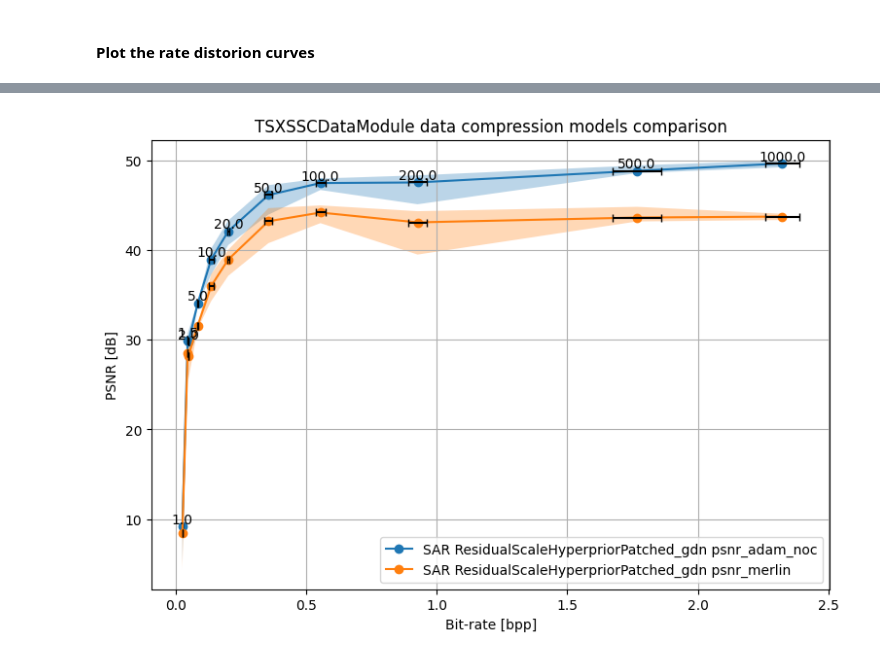
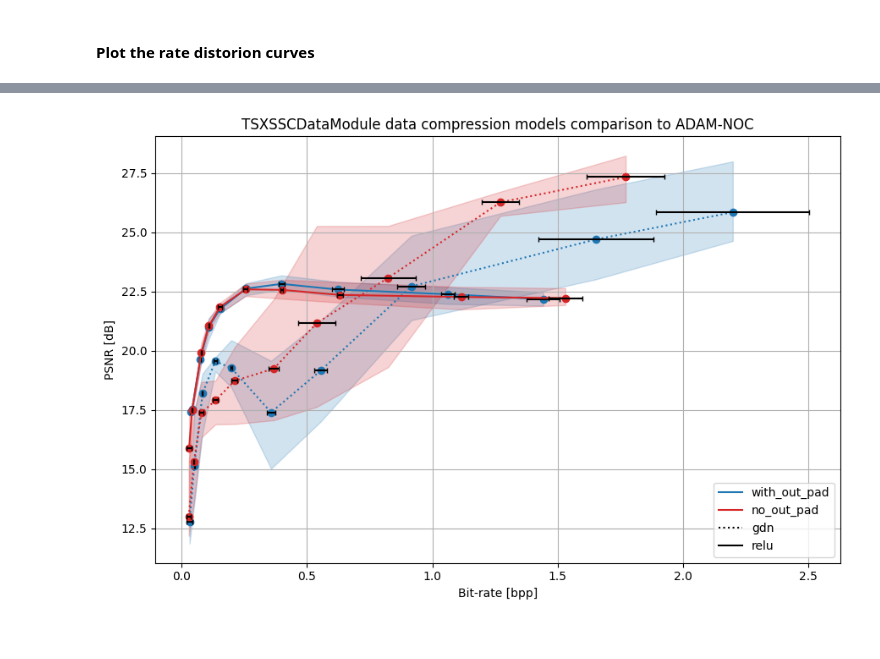
Before and after one commit to CedricLeon/SAR_DDC_FPGA, a Jupyter notebook: notebooks/RD-curve_plots.ipynb, the cells around one changed output, grey strips where cells are left out. Saved outputs shown, nothing was run; the diff lists cells and outputs as text; code cells hidden in the pictures.

Commit message:
feat(results): Updated RD-Curve for new training schedule and removed deprecated plots

```diff
--- a/notebooks/RD-curve_plots.ipynb
+++ b/notebooks/RD-curve_plots.ipynb
@@ -209,6 +257,8 @@ Dataset: TSXSSCDataModule
 # %% [markdown]
 #### Group and statistics
 # %%
+verbose = False
+
 # --- List of specific metrics to track for each model ---
 metrics_of_interest = ["test/bpp"]
 for metric in ["psnr", "ssim", "ms_ssim"]:  # "mse"
@@ -220,6 +270,7 @@ metrics_to_track = []
 for metric in metrics_of_interest:
     for stat in statistics_of_interest:
         metrics_to_track.append(f"{metric} {stat}")
+print(f"Number of metrics to track: {len(metrics_to_track)}")
 
 model_statistics = {}
 # --- For each dataset ---
@@ -227,7 +278,12 @@ for data_name, df_data in runs_df.groupby("data_name"):
     # Append the list of metrics to track to the dictionanry
     model_statistics[data_name] = {}
     # --- For each model ---
-    for (model_name, out_pad), df_model in df_data.groupby(["model_name", "out_pad"]):
+    for (model_name, no_output_padding), df_model in df_data.groupby(
+        ["model_name", "no_output_padding"]
+    ):
+        print(
+            f"Processing dataset {data_name}, model {model_name} (no_output_padding={no_output_padding})..."
+        )
         # Create an empty dataframe that will contain a column for each metric (test/psnr, test/bpp) and a row for each lmbda value
         lmbda_values = df_model["lmbda"].unique()
         stats_dataframe = pd.DataFrame(index=lmbda_values, columns=metrics_to_track)
@@ -249,7 +305,6 @@ for data_name, df_data in runs_df.groupby("data_name"):
         if verbose:  # and model_name == "bmshj2018-factorized":
             pprint(stats_dataframe)
 
-        if out_pad:
-            model_name = f"{model_name}_dpu"
+        model_name = f"{model_name}{'' if no_output_padding else '_out_pad'}"
 
         model_statistics[data_name][model_name] = stats_dataframe
@@ -364,53 +437,34 @@ plt.show()
 # %%
+ref = "psnr_adam_noc"
 fig, ax = plt.subplots(figsize=(9, 6))
-for ref in ["psnr_adam_noc", "psnr_merlin"]:
-    for model_name in ["ResidualScaleHyperpriorPatched_gdn"]:  # , "ResidualSimpleAE_gdn"]:
-        bpp_mean = model_statistics[data_name][model_name]["test/bpp mean"].astype(float)
-        bpp_std = model_statistics[data_name][model_name]["test/bpp std"].astype(float)
-        psnr_mean = model_statistics[data_name][model_name][f"test/{ref} mean"].astype(float)
-        psnr_std = model_statistics[data_name][model_name][f"test/{ref} std"].astype(float)
-        # Main line
-        ax.plot(
-            bpp_mean,
-            psnr_mean,
-            "o-",
-            # color=color_list[j],
-            label=f"SAR {model_name} {ref}",
-        )
-        # Psnr error bands (min/nmax)
-        ax.fill_between(
-            bpp_mean,
-            model_statistics[data_name][model_name][f"test/{ref} max"].astype(float),
-            model_statistics[data_name][model_name][f"test/{ref} min"].astype(float),
-            alpha=0.3,
-            # color=color_list[j],
-        )
-        # Bpp error bars
-        ax.errorbar(
-            bpp_mean,
-            psnr_mean,
-            xerr=bpp_std,
-            fmt="none",
-            ecolor="black",
-            capsize=3,  # Set the size of the vertical lines at the end of the error bars
-        )
 
-# Add text labels for each lmbda value for "ResidualScaleHyperprior"
-for lmbda, row in model_statistics["TSXSSCDataModule"][model_name].iterrows():
-    ax.text(
-        row["test/bpp mean"],
-        row["test/psnr_adam_noc mean"],
-        f"{lmbda}",
-        ha="center",
-        va="bottom",
+for j, model_name in enumerate(model_statistics["TSXSSCDataModule"]):
+    print(
+        f"Plotting {model_statistics['TSXSSCDataModule'][model_name].shape[0]} lmbda values for model {model_name}..."
     )
+    color = colors["with_out_pad"] if "out_pad" in model_name else colors["no_out_pad"]
+    # Set linestyle based on activation
+    linestyle = linestyles[model_name.split("_")[1]]
 
-ax.set_title("TSXSSCDataModule data compression models comparison")
+    bpp_mean = model_statistics["TSXSSCDataModule"][model_name]["test/bpp mean"].astype(float)
+    bpp_std = model_statistics["TSXSSCDataModule"][model_name]["test/bpp std"].astype(float)
+    psnr_mean = model_statistics["TSXSSCDataModule"][model_name][f"test/{ref} mean"].astype(float)
+    psnr_std = model_statistics["TSXSSCDataModule"][model_name][f"test/{ref} std"].astype(float)
+    psnr_min = model_statistics["TSXSSCDataModule"][model_name][f"test/{ref} min"].astype(float)
+    psnr_max = model_statistics["TSXSSCDataModule"][model_name][f"test/{ref} max"].astype(float)
+    plot_psnr_bpp_curve(ax, bpp_mean, psnr_mean, linestyle, color)
+    add_psnr_error_bands(ax, bpp_mean, psnr_min, psnr_max, color)
+    add_bpp_error_bars(ax, bpp_mean, psnr_mean, bpp_std)
+
+
+# add_lambda_labels(ax, "ResidualScaleHyperpriorPatched_gdn_out_pad", ref)
+# add_lambda_labels(ax, "ResidualScaleHyperpriorPatched_relu", ref)
+
+ax.set_title("TSXSSCDataModule data compression models comparison to ADAM-NOC")
 ax.set_xlabel("Bit-rate [bpp]")
 ax.set_ylabel("PSNR [dB]")
-ax.legend()
 ax.grid()
-
-# plt.tight_layout()
+add_legend(ax, colors, linestyles)
+plt.tight_layout()
 plt.show()
 # %% [output]
@@ -417 +475 @@ plt.show()
-[figure, old version]
+[figure, new version]
```
Also changed, not shown: parts of 28 cells of this notebook.
